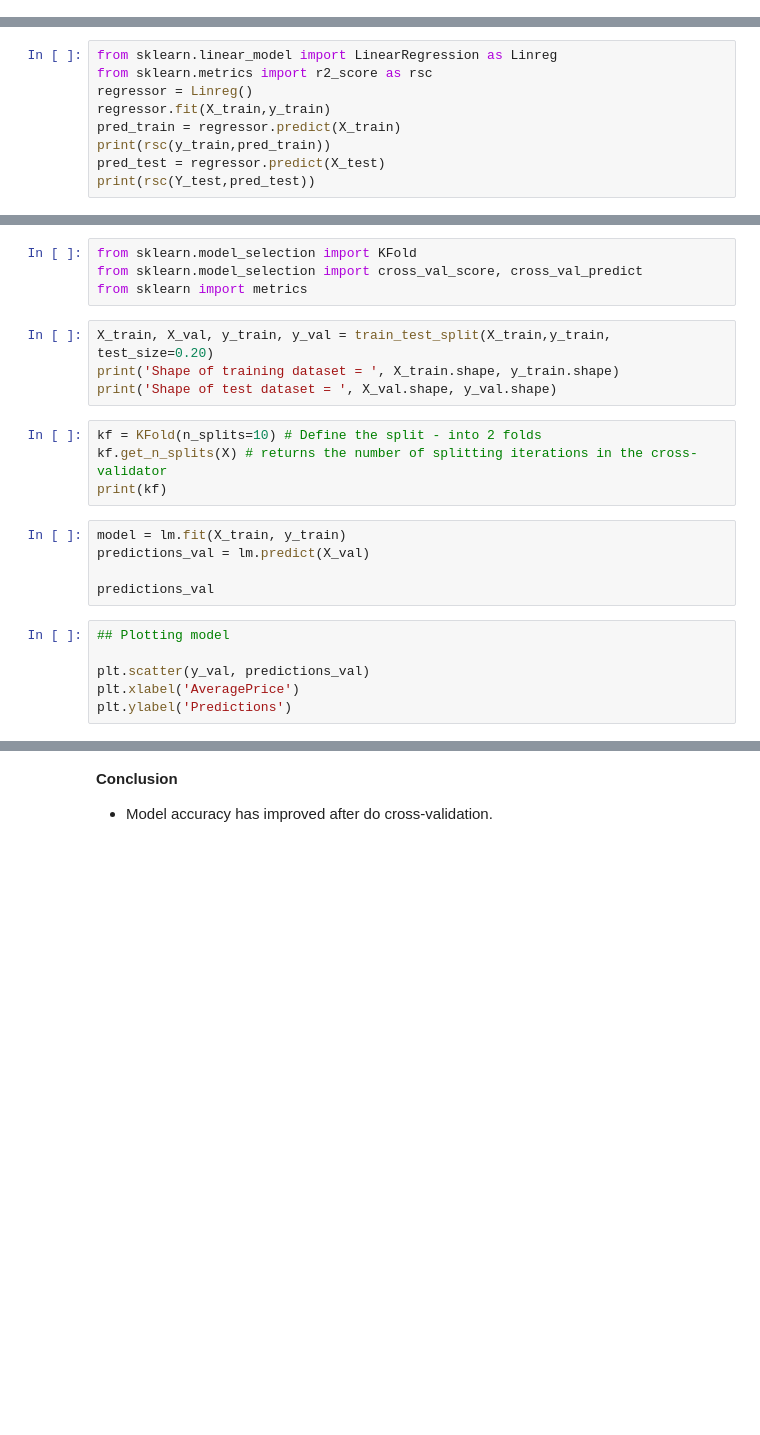
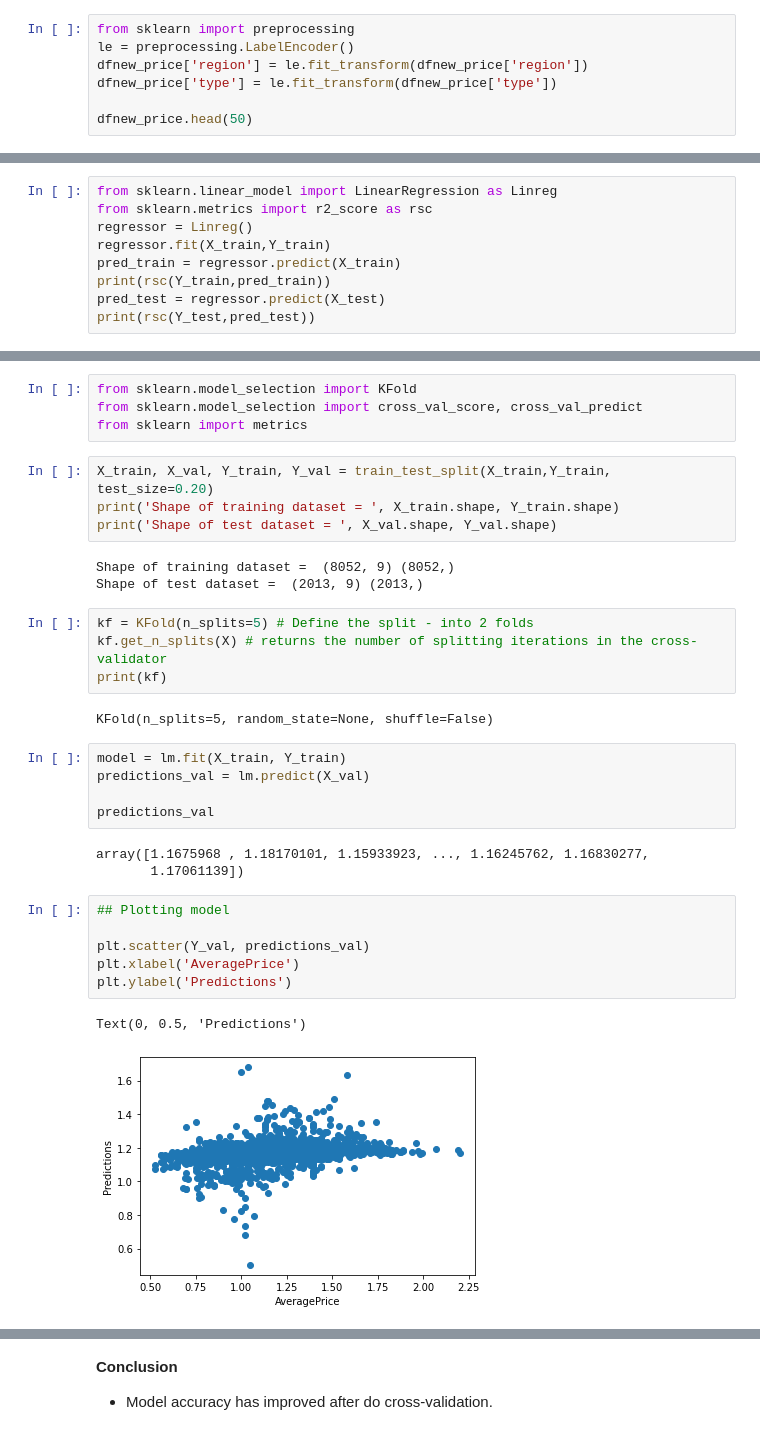
Before and after one commit to irfixq/Avocado_King, a Jupyter notebook: Avocado_King.ipynb, the cells around one changed output, grey strips where cells are left out. Drawn from its saved outputs; the diff is of its cells as text; blank space fills up the shorter version.

```diff
--- a/Avocado_King.ipynb
+++ b/Avocado_King.ipynb
@@ -457,0 +437,7 @@ memory usage: 2.1+ MB
+# %%
+from sklearn import preprocessing
+le = preprocessing.LabelEncoder()
+dfnew_price['region'] = le.fit_transform(dfnew_price['region'])
+dfnew_price['type'] = le.fit_transform(dfnew_price['type'])
+
+dfnew_price.head(50)
@@ -646,8 +645,8 @@ AttributeError: ignored
 from sklearn.linear_model import LinearRegression as Linreg
 from sklearn.metrics import r2_score as rsc
 regressor = Linreg()
-regressor.fit(X_train,y_train)
+regressor.fit(X_train,Y_train)
 pred_train = regressor.predict(X_train)
-print(rsc(y_train,pred_train))
+print(rsc(Y_train,pred_train))
 pred_test = regressor.predict(X_test)
 print(rsc(Y_test,pred_test))
@@ -659,23 +661,34 @@ from sklearn.model_selection import KFold
 from sklearn.model_selection import cross_val_score, cross_val_predict
 from sklearn import metrics
 # %%
-X_train, X_val, y_train, y_val = train_test_split(X_train,y_train, test_size=0.20)
-print('Shape of training dataset = ', X_train.shape, y_train.shape)
-print('Shape of test dataset = ', X_val.shape, y_val.shape)
+X_train, X_val, Y_train, Y_val = train_test_split(X_train,Y_train, test_size=0.20)
+print('Shape of training dataset = ', X_train.shape, Y_train.shape)
+print('Shape of test dataset = ', X_val.shape, Y_val.shape)
+# %% [output]
+Shape of training dataset =  (8052, 9) (8052,)
+Shape of test dataset =  (2013, 9) (2013,)
 # %%
-kf = KFold(n_splits=10) # Define the split - into 2 folds
+kf = KFold(n_splits=5) # Define the split - into 2 folds
 kf.get_n_splits(X) # returns the number of splitting iterations in the cross-validator
 print(kf)
+# %% [output]
+KFold(n_splits=5, random_state=None, shuffle=False)
 # %%
-model = lm.fit(X_train, y_train)
+model = lm.fit(X_train, Y_train)
 predictions_val = lm.predict(X_val)
 
 predictions_val
+# %% [output]
+array([1.1675968 , 1.18170101, 1.15933923, ..., 1.16245762, 1.16830277,
+       1.17061139])
 # %%
 ## Plotting model
 
-plt.scatter(y_val, predictions_val)
+plt.scatter(Y_val, predictions_val)
 plt.xlabel('AveragePrice')
 plt.ylabel('Predictions')
+# %% [output]
+Text(0, 0.5, 'Predictions')
+[figure, added]
 # %%
 ## Check for accuracy
```
Also changed, not shown: parts of 6 cells of this notebook.
